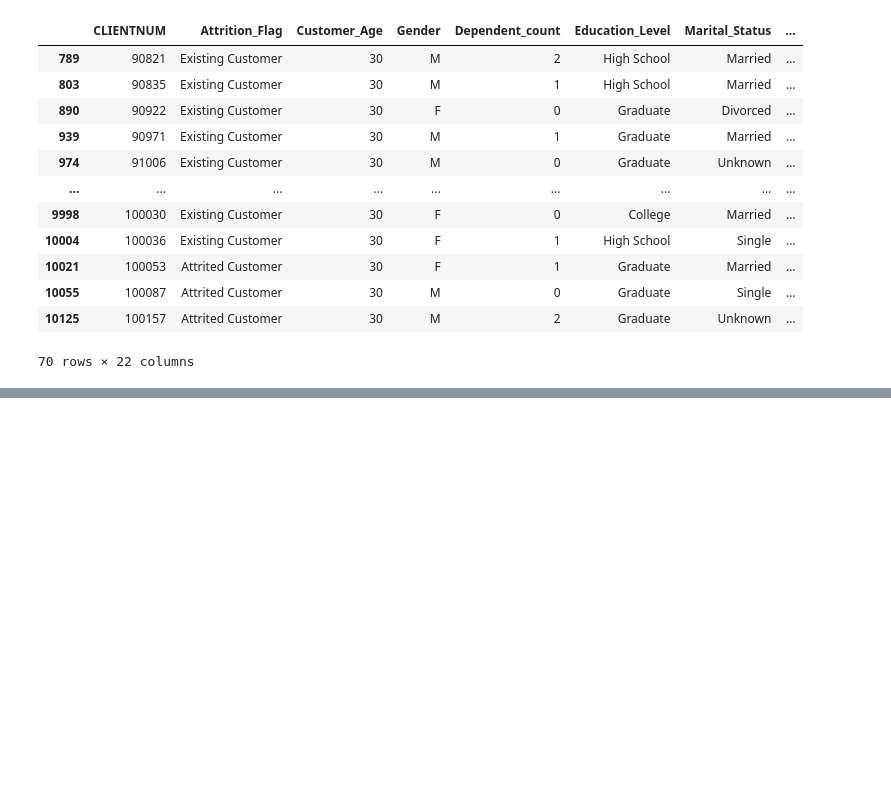
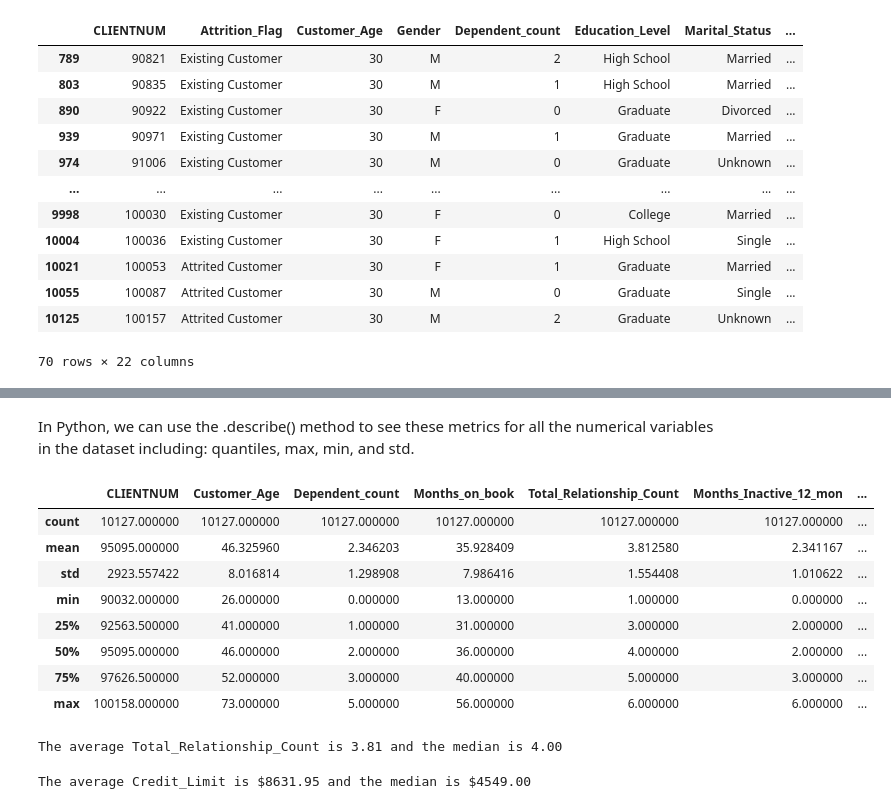
Before and after one commit to graemebeatie/practical-python-for-data-professionals-4358485, a Jupyter notebook: Collection_Cleaning_Transformations.ipynb, the cells around one changed output, grey strips where cells are left out. Cells and saved outputs as stored; diff of their text form; code cells hidden in the pictures; blank space fills up the shorter version.

```diff
--- a/Collection_Cleaning_Transformations.ipynb
+++ b/Collection_Cleaning_Transformations.ipynb
@@ -222,0 +252,28 @@ data[data['Customer_Age']== 30]
+# %% [markdown]
+In Python, we can use the .describe() method to see these metrics for all the numerical variables in the dataset including: quantiles, max, min, and std.
+# %%
+data.describe()
+# %% [output]
+|  | CLIENTNUM | Customer_Age | Dependent_count | Months_on_book | Total_Relationship_Count | Months_Inactive_12_mon | ... |
+| count | 10127.000000 | 10127.000000 | 10127.000000 | 10127.000000 | 10127.000000 | 10127.000000 | ... |
+| mean | 95095.000000 | 46.325960 | 2.346203 | 35.928409 | 3.812580 | 2.341167 | ... |
+| std | 2923.557422 | 8.016814 | 1.298908 | 7.986416 | 1.554408 | 1.010622 | ... |
+| min | 90032.000000 | 26.000000 | 0.000000 | 13.000000 | 1.000000 | 0.000000 | ... |
+| 25% | 92563.500000 | 41.000000 | 1.000000 | 31.000000 | 3.000000 | 2.000000 | ... |
+| 50% | 95095.000000 | 46.000000 | 2.000000 | 36.000000 | 4.000000 | 2.000000 | ... |
+| 75% | 97626.500000 | 52.000000 | 3.000000 | 40.000000 | 5.000000 | 3.000000 | ... |
+| max | 100158.000000 | 73.000000 | 5.000000 | 56.000000 | 6.000000 | 6.000000 | ... |
+# %%
+Total_Relationship_Count_avg = np.mean(data['Total_Relationship_Count'])
+Total_Relationship_Count_median = np.median(data['Total_Relationship_Count'])
+
+print(f'The average Total_Relationship_Count is {Total_Relationship_Count_avg:.2F} and the median is {Total_Relationship_Count_median:.2F}')
+# %% [output]
+The average Total_Relationship_Count is 3.81 and the median is 4.00
+# %%
+Total_Credit_Limit_avg = np.mean(data['Credit_Limit'])
+Total_Credit_Limit_median = np.median(data['Credit_Limit'])
+
+print(f'The average Credit_Limit is ${Total_Credit_Limit_avg:.2F} and the median is ${Total_Credit_Limit_median:.2F}')
+# %% [output]
+The average Credit_Limit is $8631.95 and the median is $4549.00
```
Also changed, not shown: parts of 6 cells of this notebook.
